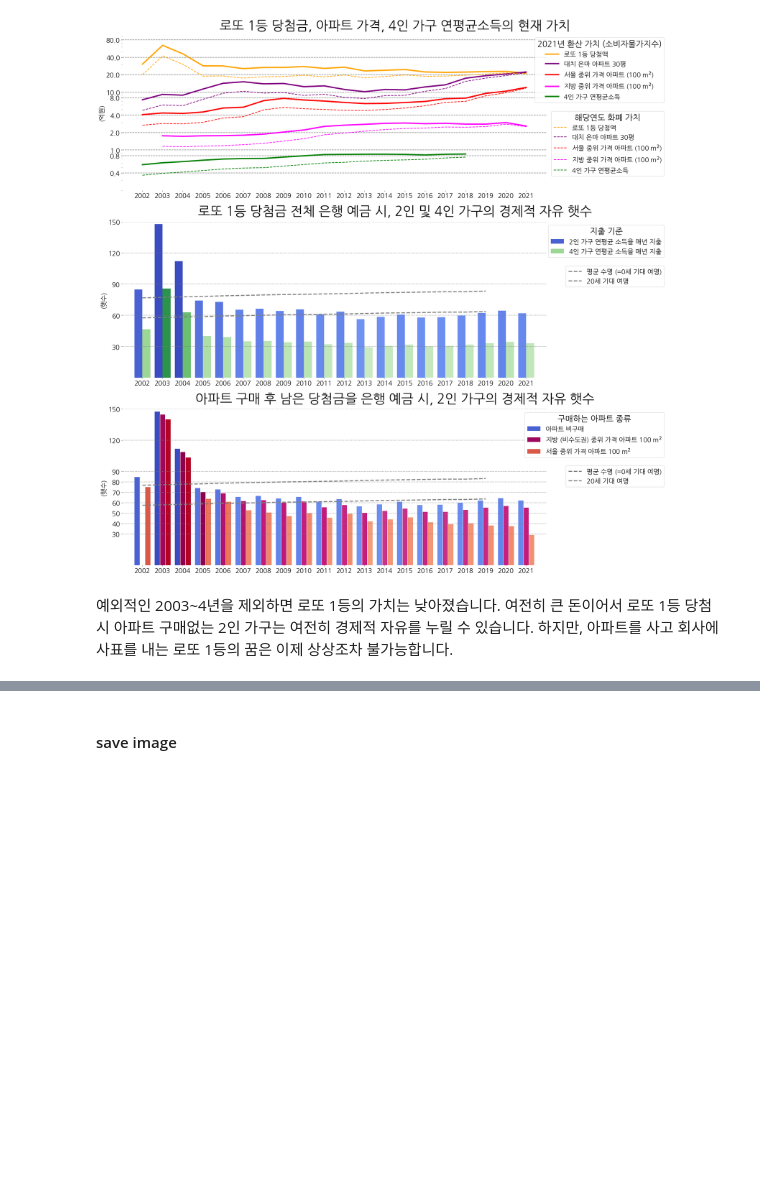
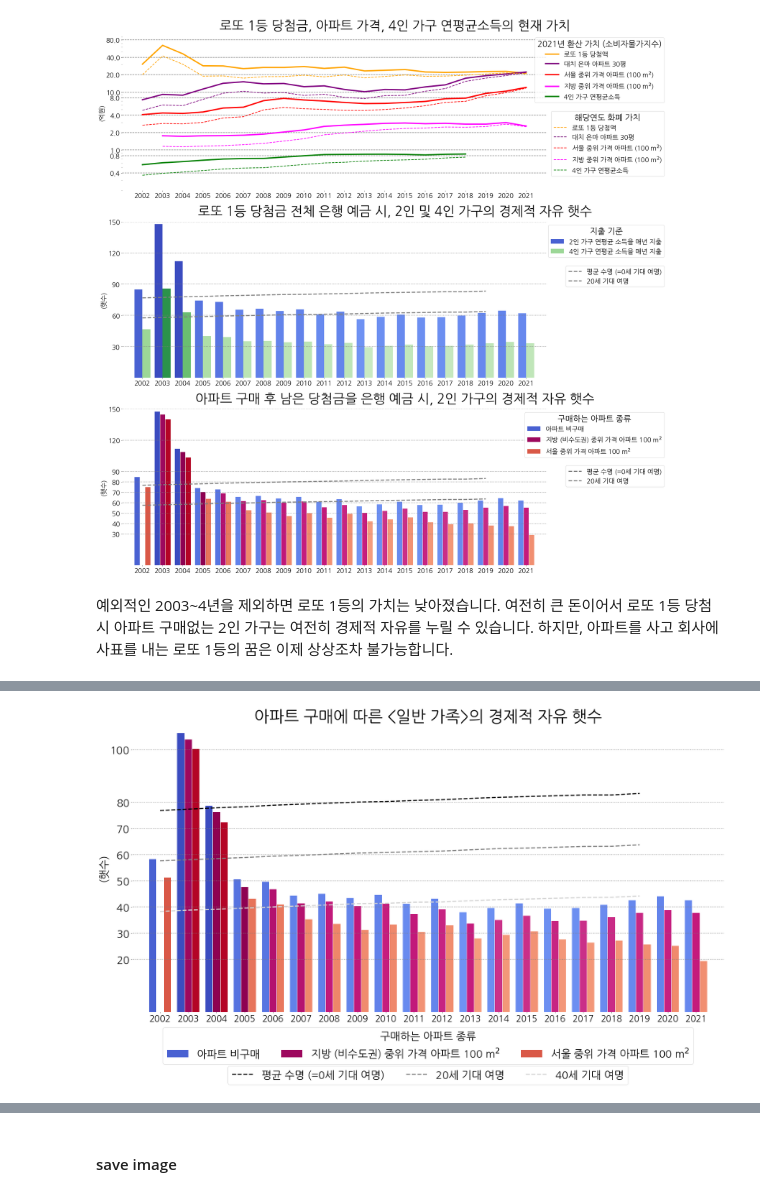
Before and after one commit to tackgeun/soprize, a Jupyter notebook: 210502_Lotto_Index/Lotto-Index.ipynb, the cells around one changed output, grey strips where cells are left out. Drawn from its saved outputs; the diff is of its cells as text; code cells hidden in the pictures; blank space fills up the shorter version.

```diff
--- a/210502_Lotto_Index/Lotto-Index.ipynb
+++ b/210502_Lotto_Index/Lotto-Index.ipynb
@@ -228,6 +234,8 @@ expected_life_at20.reverse()
 
 expected_life_at24 = [59.77,59.22,59.16,58.84,58.54,58.31,57.89,57.41,57.19,56.84,56.66,56.24,55.82,55.45,54.97,54.54,54.11,53.70]
 expected_life_at24.reverse()
+
+expected_life_at40 = [38.3,38.8,39.1,39.6,40.0,40.4,40.8,41.3,41.4,41.8,41.9,42.4,42.8,43.0,43.3,43.6,43.7,44.2]
 # %% [markdown]
 ### 경제적 자유 시뮬레이션
 - 2020년 임금 상승률 1.5% https://world.kbs.co.kr/service/news_view.htm?lang=k&Seq_Code=369158
@@ -275,16 +283,21 @@ def compute_laborfree_year(Hincome_year, apartment=[], start_year=2002):
         k_labor_free.append(float(free_year) + (remain_money / spending))
     return k_labor_free
 
-# with apartment
+# 2-member family
+labor_free_year_2member = compute_laborfree_year(Hincome_year_2member)
 labor_free_eunma = compute_laborfree_year(Hincome_year_2member, Eunma, 2002)
 labor_free_seoul = compute_laborfree_year(Hincome_year_2member, Apt_year_0, 2002)
 labor_free_metro = compute_laborfree_year(Hincome_year_2member, Apt_year_1, 2002)
 labor_free_rural = compute_laborfree_year(Hincome_year_2member, Apt_year_2, 2003)
 
-# with no apartment
-labor_free_year = compute_laborfree_year(Hincome_year)
-labor_free_year_2member = compute_laborfree_year(Hincome_year_2member)
+# typical family
 labor_free_year_avg = compute_laborfree_year(Hincome_avg_year)
+labor_free_eunma_avg = compute_laborfree_year(Hincome_avg_year, Eunma, 2002)
+labor_free_seoul_avg = compute_laborfree_year(Hincome_avg_year, Apt_year_0, 2002)
+labor_free_metro_avg = compute_laborfree_year(Hincome_avg_year, Apt_year_1, 2002)
+labor_free_rural_avg = compute_laborfree_year(Hincome_avg_year, Apt_year_2, 2003)
+
+# 4-member family
 # %% [markdown]
 ### 우리는 경제적 자유를 누릴 수 있다, 다만
 # %%
@@ -420,0 +480,45 @@ plt.show()
+# %%
+bar = np.array([i for i in range(2002,2022)])
+width = 0.4
+
+##################################
+# 3. 아파트 구매 여부에 따른 경제적 자유 햇수 (보통 가구)
+##################################
+fig = plt.figure(figsize=(30,15))
+
+ax = plt.subplot(1, 1, 1)
+for _pos in ['top', 'bottom', 'left', 'right']:
+    ax.spines[_pos].set_visible(False)
+
+a1 = plt.bar(bar - width/1.5, labor_free_year_avg, width/3*1.9, color=my_cmap(rescale_blue(labor_free_year_2member)))
+a2 = plt.bar(bar[1:len(bar)], labor_free_rural_avg, width/3*1.9, color=magenta_cmap(rescale_magenta(labor_free_year)))
+a3 = plt.bar(bar + width/1.5, labor_free_seoul_avg, width/3*1.9, color=my_cmap(rescale_red(labor_free_year)))
+labor_free_text = ['아파트 비구매', '지방 (비수도권) 중위 가격 아파트 100 m$^2$', '서울 중위 가격 아파트 100 m$^2$']
+
+e1, = plt.plot(range(2002,2020), expected_life, '--', linewidth=3, color='black')
+e2, = plt.plot(range(2002,2020), expected_life_at20, '--', linewidth=3, color='gray')
+e3, = plt.plot(range(2002,2020), expected_life_at40, '--', linewidth=3, color='lightgray')
+
+life_text = ['평균 수명 (=0세 기대 여명)', '20세 기대 여명', '40세 기대 여명']
+
+legend2_1 = ax.legend([a1, a2, a3], labor_free_text, fontsize=30, title='구매하는 아파트 종류', bbox_to_anchor=(0.5,-0.2), title_fontsize=30,
+                      loc='lower center', ncol = 3)
+legend2_2 = ax.legend([e1, e2, e3], life_text, fontsize=30, loc='lower center', ncol=3, bbox_to_anchor=(0.5,-0.27))
+
+plt.gca().add_artist(legend2_1)
+
+plt.xlim([2001,2022])
+plt.ylim([0, 110])
+plt.xticks(range(2002,2022), fontsize=25, backgroundcolor='white')
+plt.yticks(yticks3, fontsize=30, backgroundcolor='white')
+plt.ylabel('(햇수)', fontsize=30)
+
+# horizontal lines
+yticks3 = [20, 30, 40, 50, 60, 70, 80, 100]
+for val in yticks3:
+    plt.hlines(val, 2001, 2022, colors='gray', linestyles='dotted')
+
+ax.set_title('아파트 구매에 따른 <일반 가족>의 경제적 자유 햇수', fontsize=45, backgroundcolor='white')
+plt.show()
+# %% [output]
+[figure, added]
```
Also changed, not shown: parts of 8 cells of this notebook.
